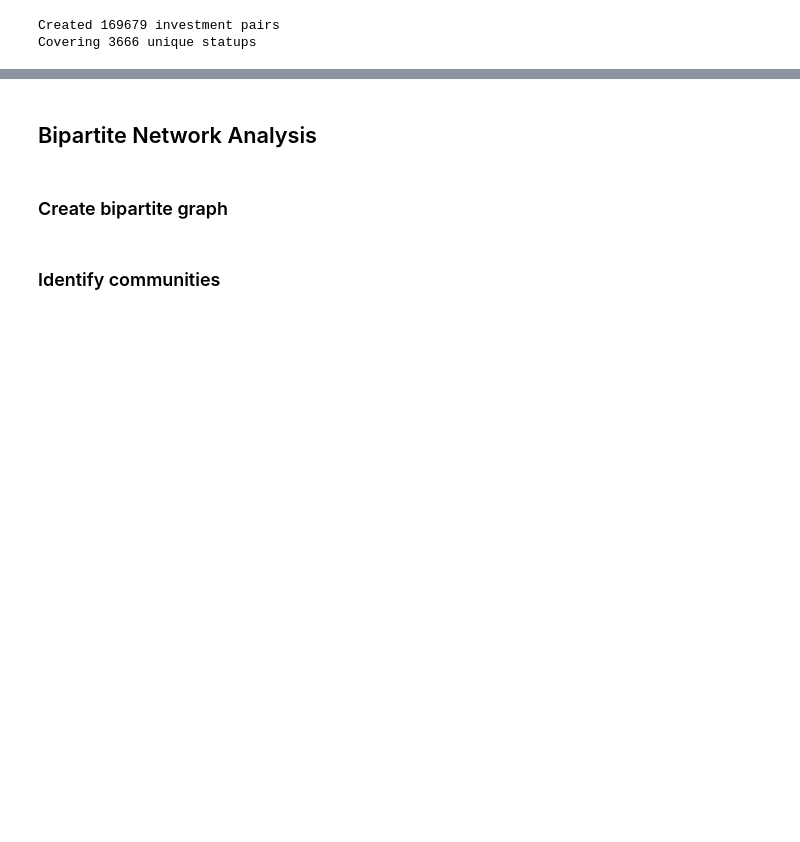
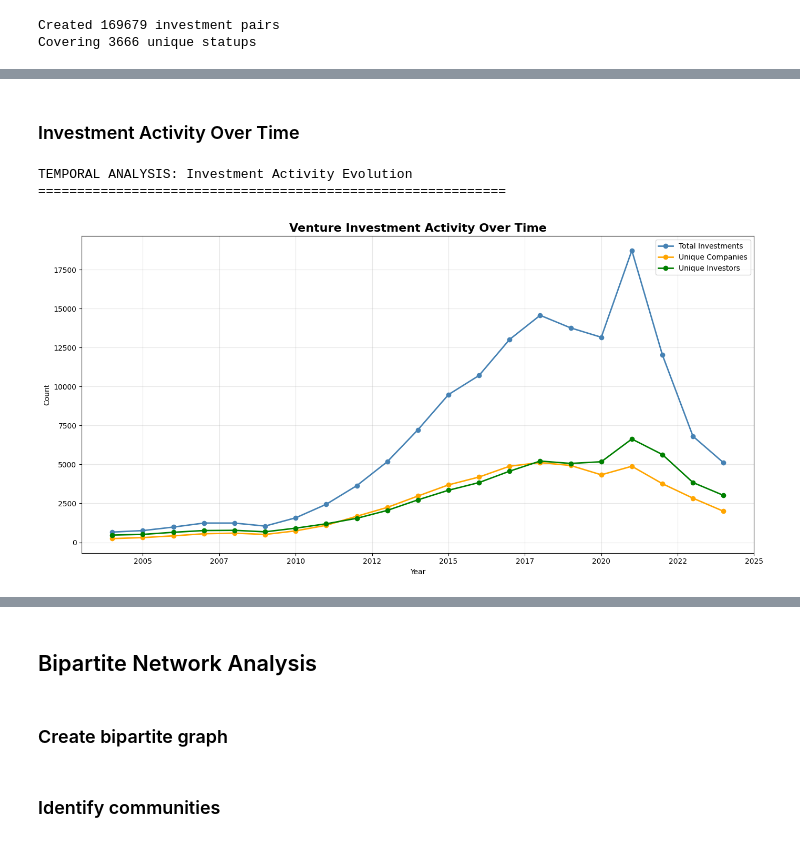
Before and after one commit to joaomelga/innovation-networks-exploration, a Jupyter notebook: src/main.ipynb, the cells around one changed output, grey strips where cells are left out. Saved outputs shown, nothing was run; the diff lists cells and outputs as text; code cells hidden in the pictures; blank space fills up the shorter version.

```diff
--- a/src/main.ipynb
+++ b/src/main.ipynb
@@ -145,0 +475,50 @@ investments_pairs_clean = investments_pairs_clean[
+# %% [markdown]
+### Investment Activity Over Time
+# %%
+print("\nTEMPORAL ANALYSIS: Investment Activity Evolution")
+print("="*60)
+
+# Filter data for analysis period
+analysis_data = investments_clean[
+      (investments_clean['announced_year'] >= min_year) &
+      (investments_clean['announced_year'] <= max_year)
+].copy()
+
+# Yearly investment statistics
+yearly_stats = analysis_data.groupby('announced_year').agg(
+    unique_investors=('investor_uuid', 'nunique'),
+    unique_companies=('org_uuid', 'nunique'),
+    total_investments=('org_uuid', 'count'),
+    total_funding_sum=('raised_amount_usd', 'sum'),
+    mean_funding=('raised_amount_usd', 'mean'),
+    median_funding=('raised_amount_usd', 'median')
+).round(2)
+
+# Flatten column names
+yearly_stats.columns = ['unique_investors', 'unique_companies', 'total_investments',
+                                 'total_funding_sum', 'mean_funding', 'median_funding']
+yearly_stats = yearly_stats.reset_index()
+
+# Create comprehensive temporal visualization
+fig, ax = plt.subplots(figsize=(14, 7))
+ax.plot(yearly_stats['announced_year'], yearly_stats['total_investments'],
+  'o-', linewidth=2, markersize=6, color='steelblue', label='Total Investments')
+ax.plot(yearly_stats['announced_year'], yearly_stats['unique_companies'],
+  'o-', linewidth=2, markersize=6, color='orange', label='Unique Companies')
+ax.plot(yearly_stats['announced_year'], yearly_stats['unique_investors'],
+  'o-', linewidth=2, markersize=6, color='green', label='Unique Investors')
+ax.set_title('Venture Investment Activity Over Time', fontweight='bold', fontsize=16)
+ax.set_xlabel('Year')
+ax.set_ylabel('Count')
+ax.legend()
+ax.grid(True, alpha=0.3)
+ax.xaxis.set_major_formatter(plt.FormatStrFormatter('%d'))
+
+plt.tight_layout()
+plt.savefig(os.path.join(figures_dir, 'vc_investment_activity_over_time.png'),
+      dpi=300, bbox_inches='tight')
+plt.show()
+# %% [output]
+TEMPORAL ANALYSIS: Investment Activity Evolution
+============================================================
+[figure, added]
```
Also changed, not shown: parts of 21 cells of this notebook, 13 other files.
